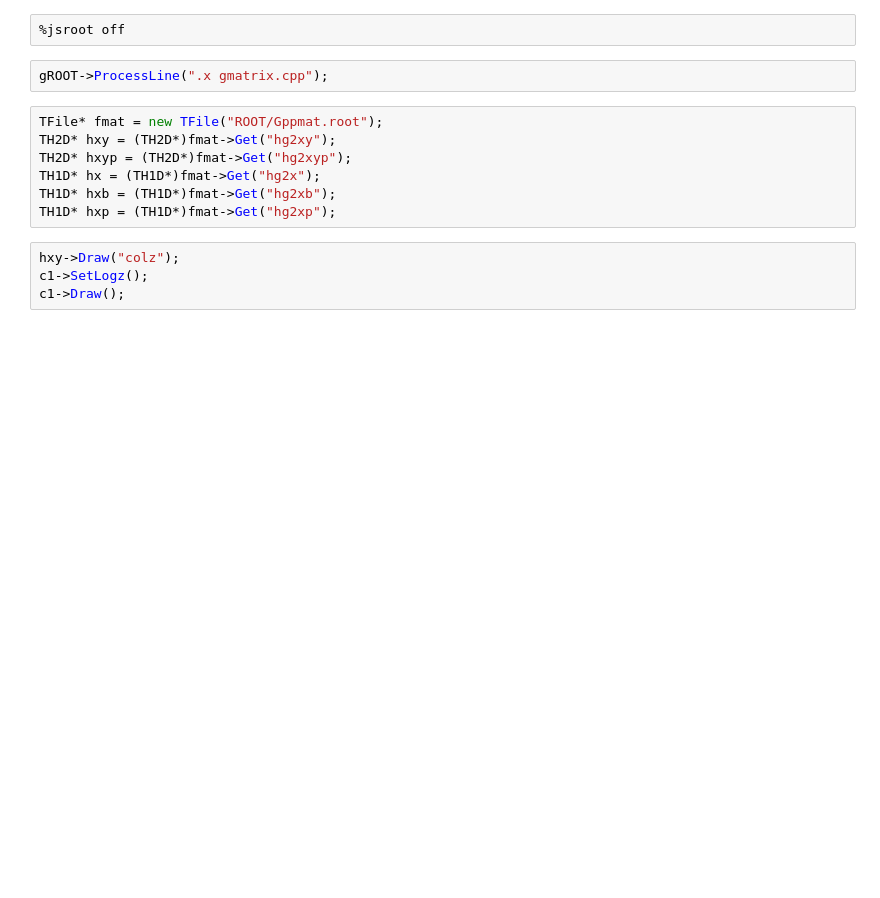
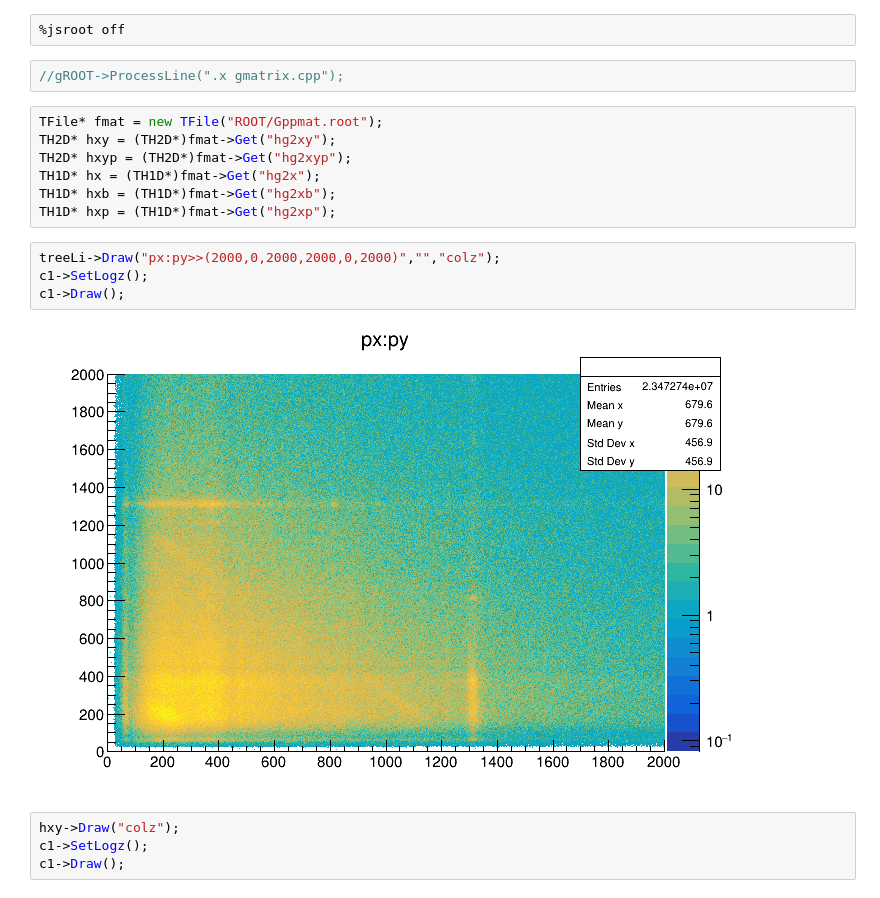
Before and after one commit to zhangjizhi66/MNT, a Jupyter notebook: prompt_prompt/ana.ipynb, the cells around one changed output. Saved outputs shown, nothing was run; the diff lists cells and outputs as text; blank space fills up the shorter version.

```diff
--- a/prompt_prompt/ana.ipynb
+++ b/prompt_prompt/ana.ipynb
@@ -25,7 +25,7 @@ c1->Draw();
 # %%
 %jsroot off
 # %%
-gROOT->ProcessLine(".x gmatrix.cpp");
+//gROOT->ProcessLine(".x gmatrix.cpp");
 # %%
 TFile* fmat = new TFile("ROOT/Gppmat.root");
 TH2D* hxy = (TH2D*)fmat->Get("hg2xy");
@@ -33,6 +33,12 @@ TH2D* hxyp = (TH2D*)fmat->Get("hg2xyp");
 TH1D* hx = (TH1D*)fmat->Get("hg2x");
 TH1D* hxb = (TH1D*)fmat->Get("hg2xb");
 TH1D* hxp = (TH1D*)fmat->Get("hg2xp");
+# %%
+treeLi->Draw("px:py>>(2000,0,2000,2000,0,2000)","","colz");
+c1->SetLogz();
+c1->Draw();
+# %% [output]
+[figure, added]
 # %%
 hxy->Draw("colz");
 c1->SetLogz();
```
Also changed, not shown: parts of 4 cells of this notebook, 2 other files.
